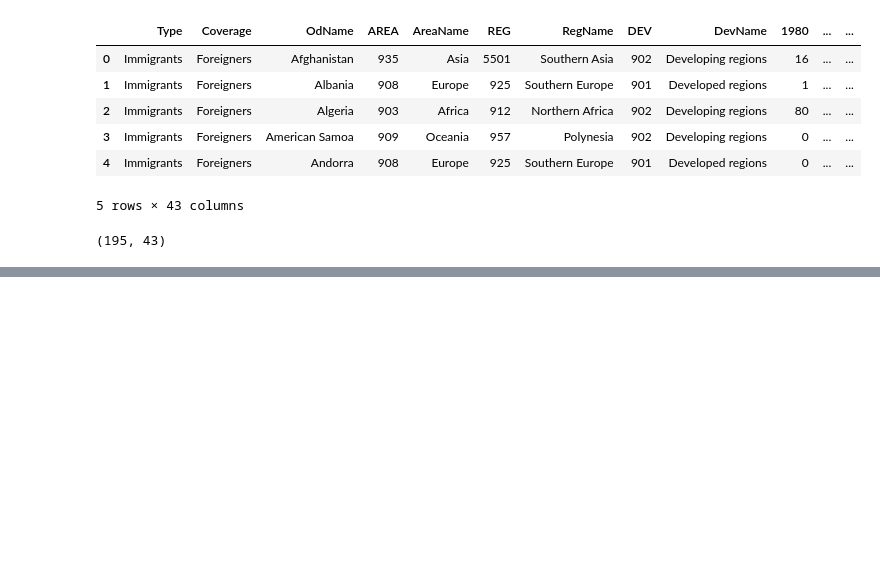
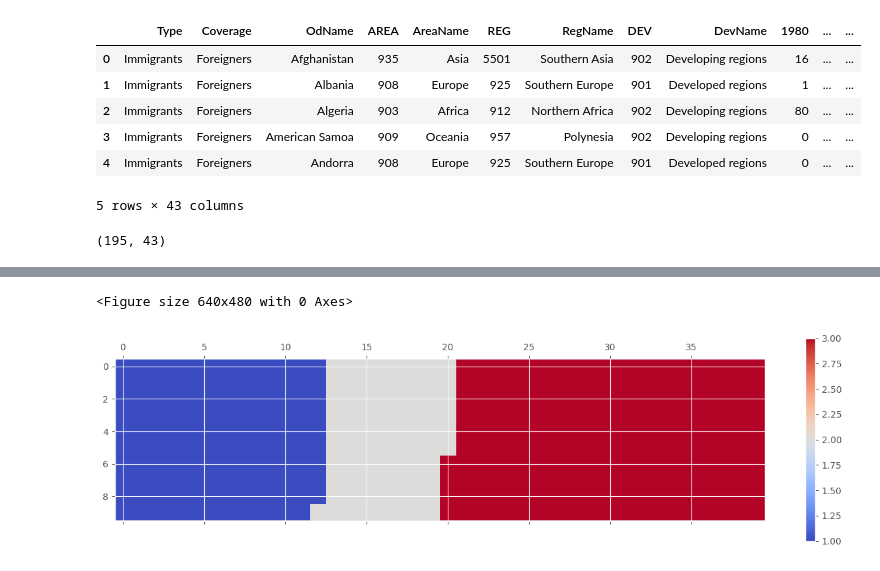
Before and after one commit to Seb85vickz/DAS7000Data_Analytics_and_Visualization, a Jupyter notebook: Data_ANALYSIS_with_Python.ipynb, the cells around one changed output, grey strips where cells are left out. Saved outputs shown, nothing was run; the diff lists cells and outputs as text; code cells hidden in the pictures; blank space fills up the shorter version.

Commit message:
initial commits

```diff
--- a/Data_ANALYSIS_with_Python.ipynb
+++ b/Data_ANALYSIS_with_Python.ipynb
@@ -49,0 +115,7 @@ print(df_can.shape)
+# %%
+width = 40 # width of chart
+height = 10 # height of chart
+
+total_num_tiles = width * height # total number of tiles
+
+print(f'Total number of tiles is {total_num_tiles}.')
@@ -49,0 +124,6 @@ print(df_can.shape)
+# %%
+# compute the number of tiles for each category
+tiles_per_category = (category_proportions * total_num_tiles).round().astype(int)
+
+# print out number of tiles per category
+pd.DataFrame({"Number of tiles": tiles_per_category})
@@ -49,0 +136,22 @@ print(df_can.shape)
+# %%
+# initialize the waffle chart as an empty matrix
+waffle_chart = np.zeros((height, width), dtype = np.uint)
+
+# define indices to loop through waffle chart
+category_index = 0
+tile_index = 0
+
+# populate the waffle chart
+for col in range(width):
+    for row in range(height):
+        tile_index += 1
+
+        # if the number of tiles populated for the current category is equal to its corresponding allocated tiles...
+        if tile_index > sum(tiles_per_category[0:category_index]):
+            # ...proceed to the next category
+            category_index += 1
+
+        # set the class value to an integer, which increases with class
+        waffle_chart[row, col] = category_index
+
+print ('Waffle chart populated!')
@@ -49,0 +180,12 @@ print(df_can.shape)
+# %%
+# instantiate a new figure object
+fig = plt.figure()
+
+# use matshow to display the waffle chart
+colormap = plt.cm.coolwarm
+plt.matshow(waffle_chart, cmap=colormap)
+plt.colorbar()
+plt.show()
+# %% [output]
+<Figure size 640x480 with 0 Axes>
+[figure, added]
```
Also changed, not shown: parts of 10 cells of this notebook.
